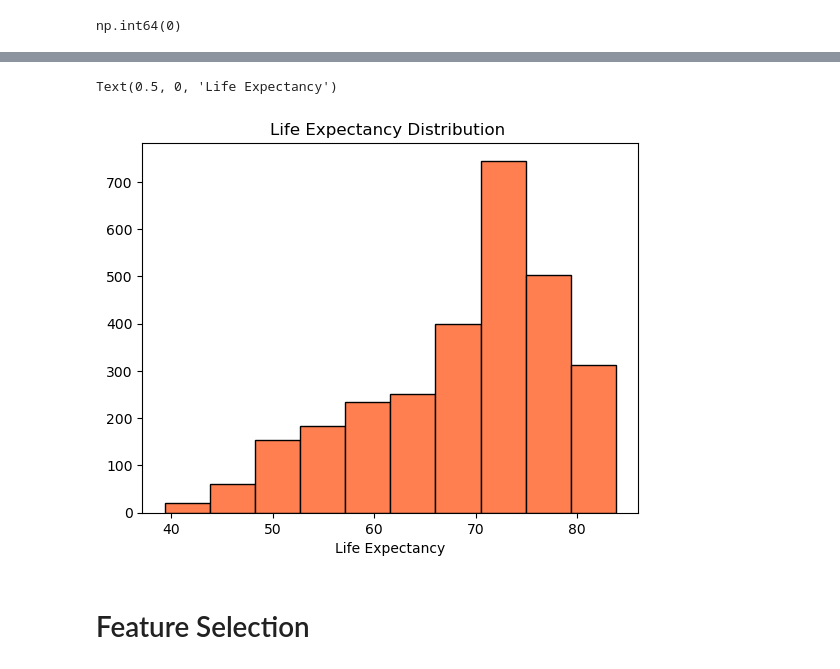
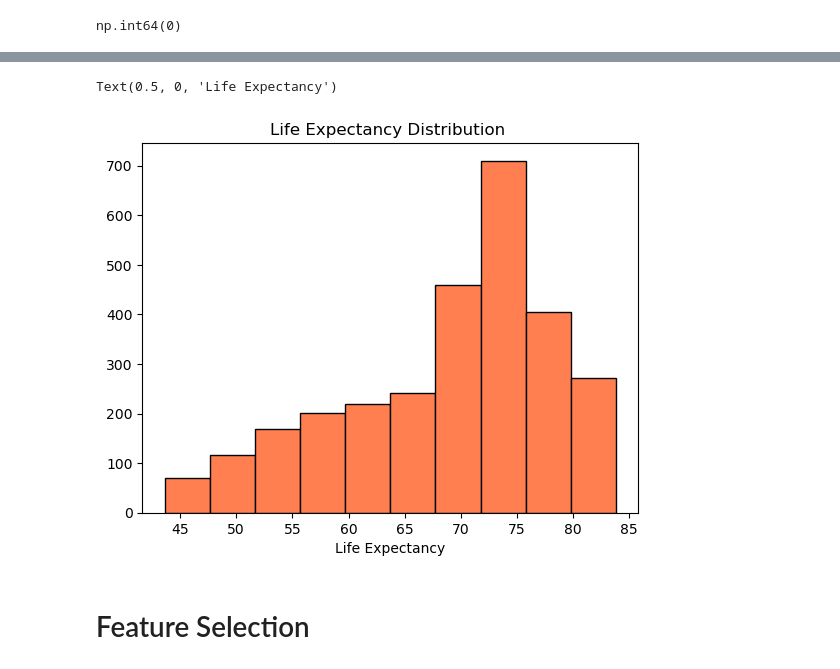
Before and after one commit to Monomil/WorldHealthOrganisation, a Jupyter notebook: EDA.ipynb, the cells around one changed output, grey strips where cells are left out. Cells and saved outputs as stored; diff of their text form; code cells hidden in the pictures.

```diff
--- a/EDA.ipynb
+++ b/EDA.ipynb
@@ -92,3 +135,5 @@ df.describe()
+# %%
+df = df.drop(columns = ["economy_status_developing", "thinness_ten_nineteen_years", "thinness_five_nine_years"])
 # %%
 df.isnull().sum()
 # %% [output]
@@ -135,0 +164,3 @@ dtype: object
+# %%
+numeric_columns = list(df.select_dtypes(include = ["number"]).columns)
+numeric_columns.remove("economic_status")
@@ -135,0 +221,17 @@ dtype: object
+# %%
+def cap_outliers(df, numeric_columns):
+    df_clean = df.copy()
+
+    for column in numeric_columns:
+        Q1 = df_clean[column].quantile(0.25)
+        Q3 = df_clean[column].quantile(0.75)
+        IQR = Q3 - Q1
+
+        lower_bound = Q1 - 1.5 * IQR
+        upper_bound = Q3 + 1.5 * IQR
+
+        df_clean[column] = df_clean[column].clip(lower_bound, upper_bound)
+
+    return df_clean
+# %%
+df = cap_outliers(df, numeric_columns)
@@ -166,10 +275,10 @@ plt.show()
 # %%
-plt.hist(df["Life_expectancy"], color= 'coral', edgecolor = "black")
+plt.hist(df["life_expectancy"], color= 'coral', edgecolor = "black")
 plt.title("Life Expectancy Distribution ")
 plt.xlabel("Life Expectancy")
 # %% [output]
 Text(0.5, 0, 'Life Expectancy')
-[figure, old version]
+[figure, new version]
 # %%
 def count_plot(data, x_axis=None ,y_axis=None, hue=None, rotation=0, top=None, ax=None,):
     """Draw a Seaborn countplot ordered by category frequency with bar value labels."""
```
Also changed, not shown: parts of 47 cells of this notebook.
